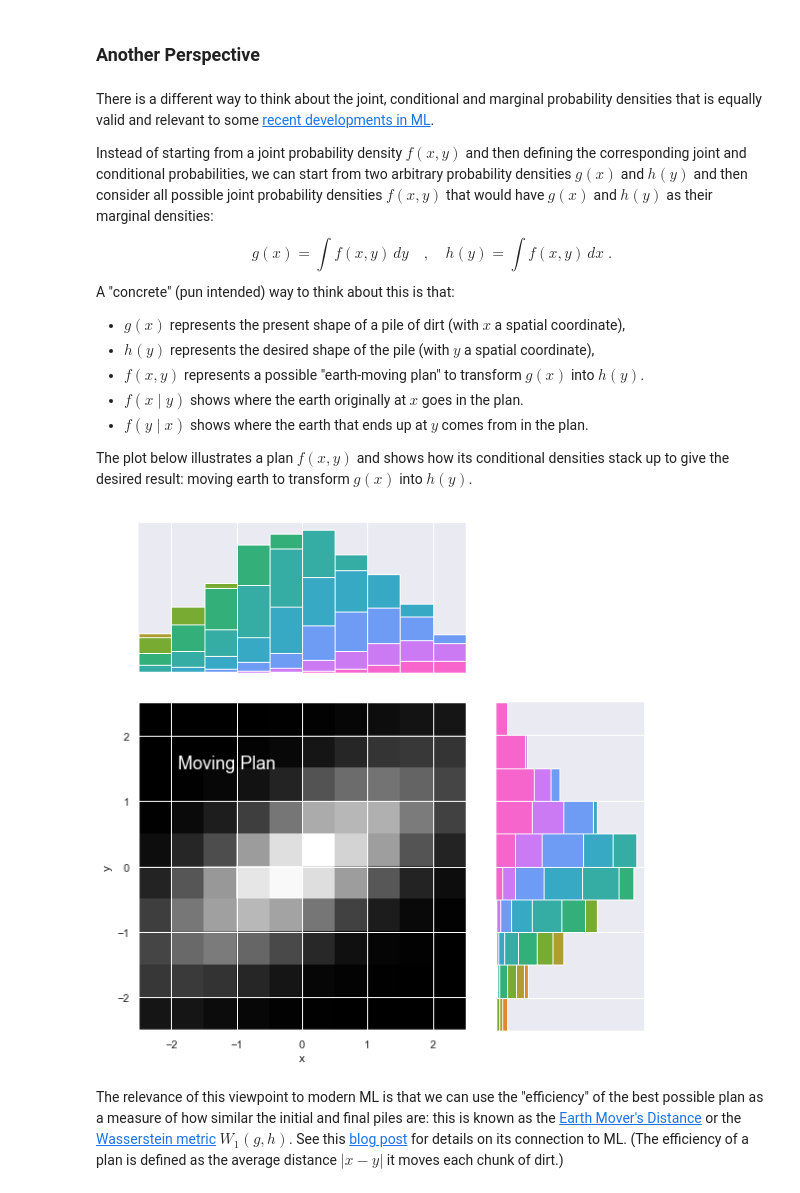
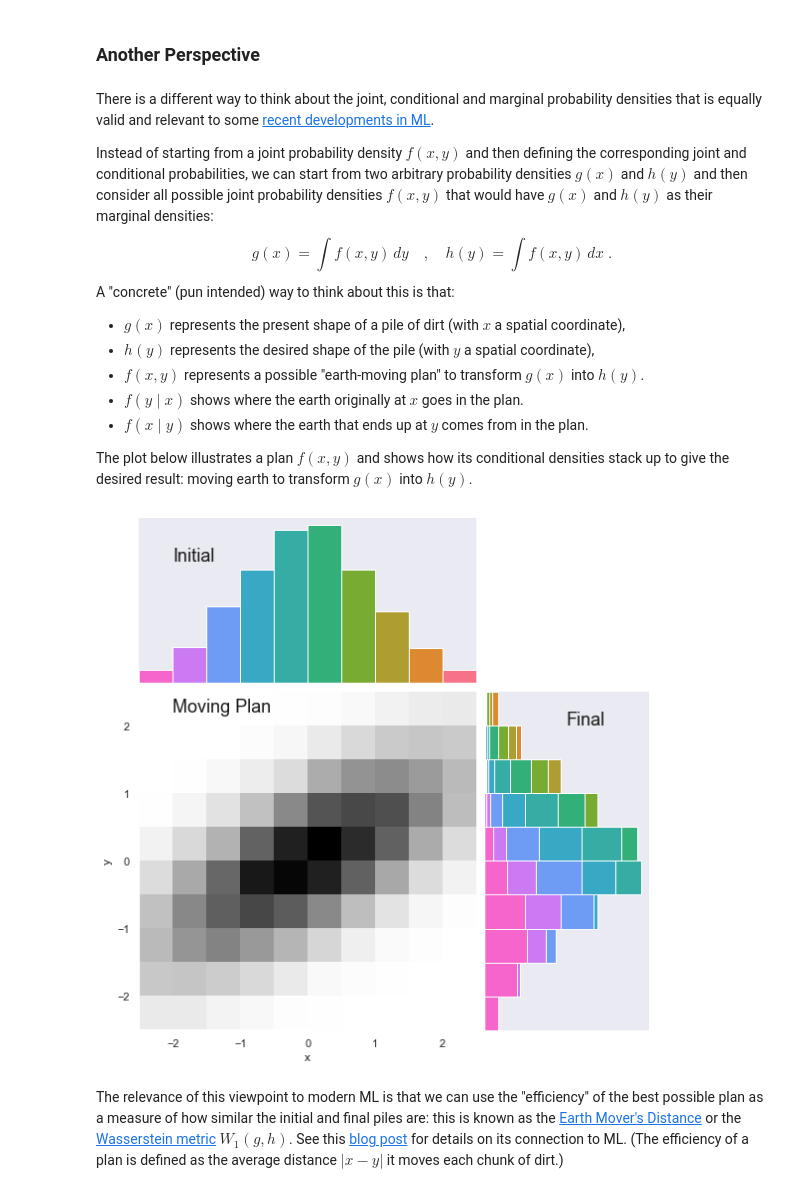
Before and after one commit to dkirkby/MachineLearningStatistics, a Jupyter notebook: notebooks/Probability.ipynb, the cells around one changed output. Drawn from its saved outputs; the diff is of its cells as text; code cells hidden in the pictures.

Commit message:
Update earth mover plot

```diff
--- a/notebooks/Probability.ipynb
+++ b/notebooks/Probability.ipynb
@@ -385,30 +385,37 @@ A "concrete" (pun intended) way to think about this is that:
  - $g(x)$ represents the present shape of a pile of dirt (with $x$ a spatial coordinate),
  - $h(y)$ represents the desired shape of the pile (with $y$ a spatial coordinate),
  - $f(x,y)$ represents a possible "earth-moving plan" to transform $g(x)$ into $h(y)$.
- - $f(x\mid y)$ shows where the earth originally at $x$ goes in the plan.
- - $f(y\mid x)$ shows where the earth that ends up at $y$ comes from in the plan.
+ - $f(y\mid x)$ shows where the earth originally at $x$ goes in the plan.
+ - $f(x\mid y)$ shows where the earth that ends up at $y$ comes from in the plan.
 
 The plot below illustrates a plan $f(x,y)$ and shows how its conditional densities stack up to give the desired result: moving earth to transform $g(x)$ into $h(y)$.
 # %%
 def earth_mover(XY, lim=(-2.5,+2.5), n=10):
     edges = np.linspace(*lim, n + 1)
     hist, _, _ = np.histogram2d(XY[:, 1], XY[:, 0], edges)
     centers = 0.5 * (edges[1:] + edges[:-1])
     import matplotlib.colors
     cmap = matplotlib.colors.ListedColormap(
         sns.color_palette("husl", n).as_hex())
     data = pd.DataFrame(XY, columns=['x', 'y'])
-    g = sns.JointGrid('x', 'y', data, ratio=2, xlim=lim, ylim=lim, height=8)
-    g.ax_joint.imshow(hist, extent=lim+lim, origin='lower', interpolation='none', cmap='gray')
-    g.ax_joint.text(-1.9, 1.5, 'Moving Plan', color='w', fontsize=18)
-    for i in range(n):
-        g.ax_marg_x.hist(centers, edges, weights=hist[i, :], histtype='barstacked', color=cmap(i))
-        g.ax_marg_y.hist(centers, edges, weights=hist[:, i], histtype='barstacked', color=cmap(i),
+    g = sns.JointGrid('x', 'y', data, ratio=2, xlim=lim, ylim=lim, height=8,  space=0.05)
+    g.ax_joint.imshow(hist, extent=lim+lim, origin='lower', interpolation='none', cmap='gray_r')
+    g.ax_joint.text(-2, 2.2, 'Moving Plan', color='k', fontsize=18)
+    g.ax_joint.grid(False)
+    g.ax_marg_x.grid(False)
+    g.ax_marg_y.grid(False)
+    idx = np.arange(n)
+    for i in idx:
+        g.ax_marg_x.hist(centers, edges, weights=hist[i, :] * (idx == i), histtype='barstacked',
+                         color=cmap(n - i - 1))
+        g.ax_marg_y.hist(centers, edges, weights=hist[::-1, i], histtype='barstacked', color=cmap(i),
                          orientation='horizontal')
+    g.ax_marg_x.text(-2, 1500, 'Initial', color='k', fontsize=18)
+    g.ax_marg_y.text(1000, 2., 'Final', color='k', fontsize=18)
 
 earth_mover(gen.multivariate_normal([0,0], [[2,1],[1,1]], size=50000))
 # %% [output]
-[figure, old version]
+[figure, new version]
 # %% [markdown]
 The relevance of this viewpoint to modern ML is that we can use the "efficiency" of the best possible plan as a measure of how similar the initial and final piles are: this is known as the [Earth Mover's Distance](https://en.wikipedia.org/wiki/Earth_mover's_distance) or the [Wasserstein metric](https://en.wikipedia.org/wiki/Wasserstein_metric) $W_1(g,h)$.  See this [blog post](https://www.alexirpan.com/2017/02/22/wasserstein-gan.html) for details on its connection to ML.  (The efficiency of  a plan is defined as the average distance $\left|x - y\right|$ it moves each chunk of dirt.)
 # %% [markdown]
```
Also changed, not shown: parts of 7 cells of this notebook.
